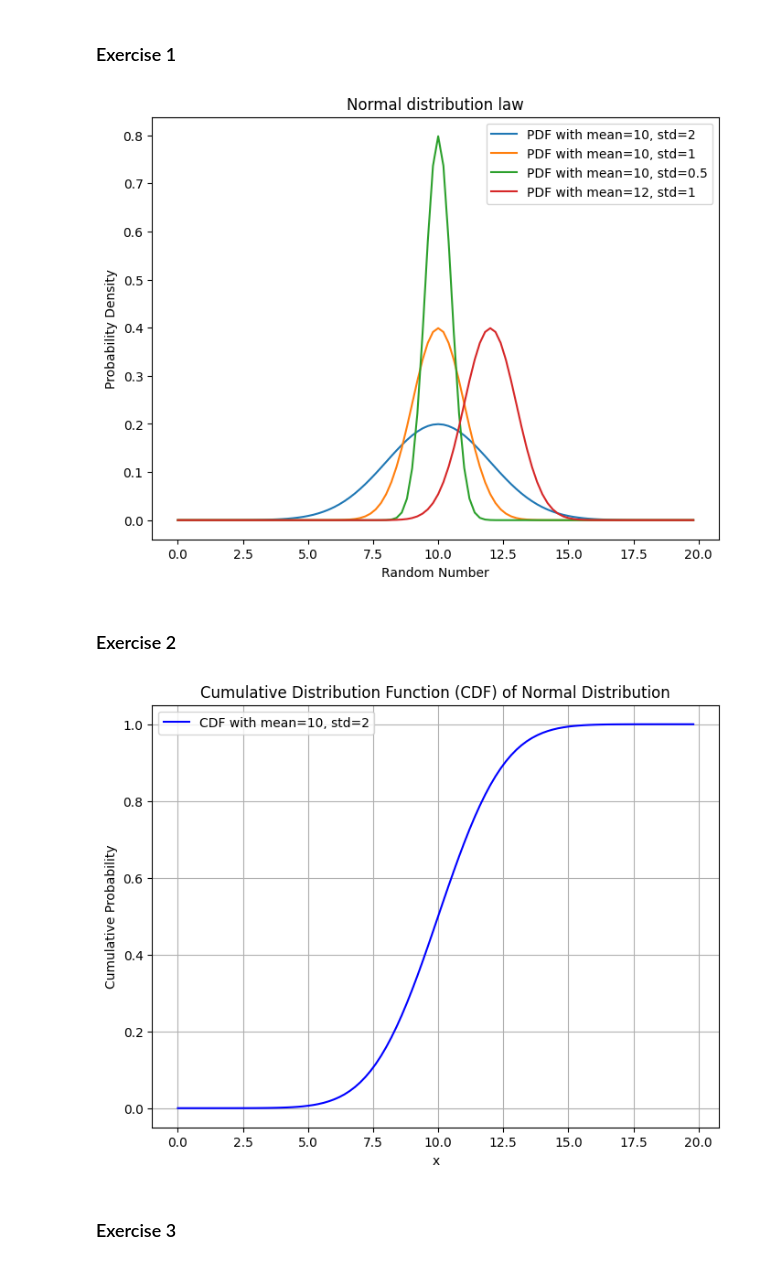
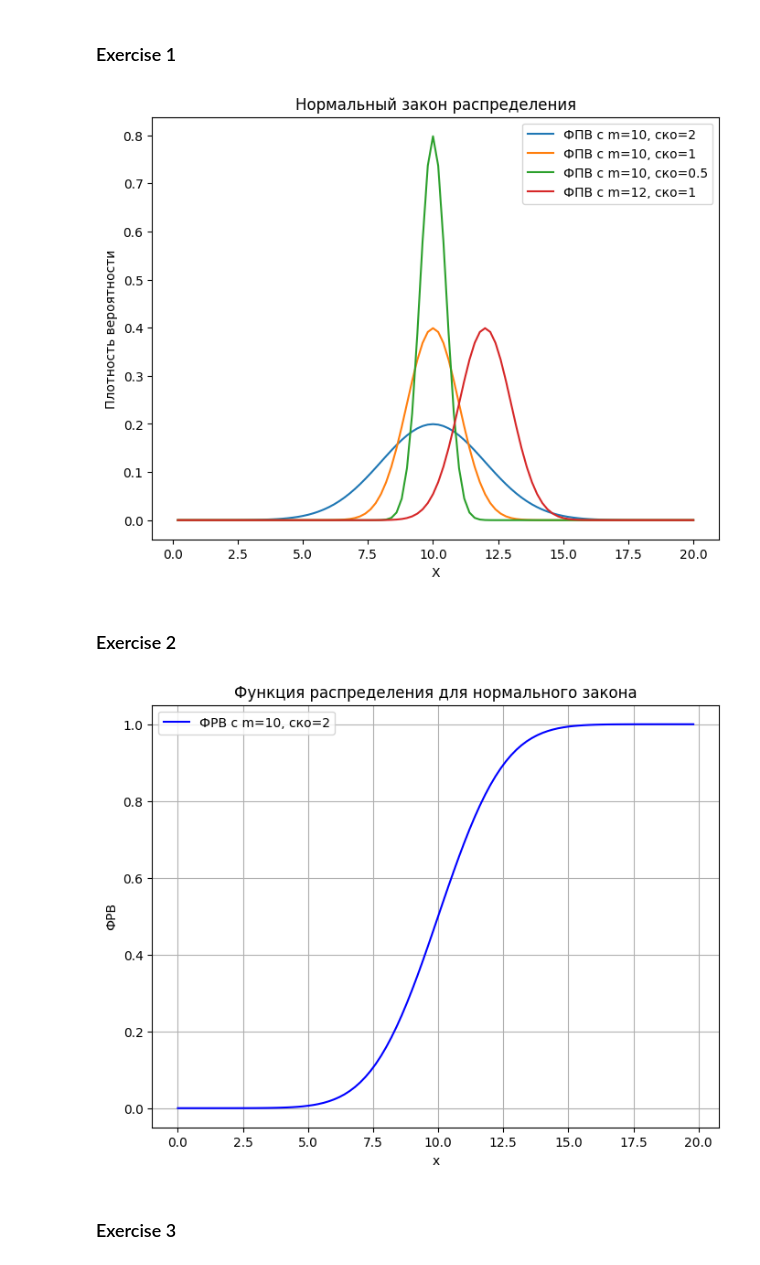
Before and after one commit to Sypoo1/mtuci-statistics, a Jupyter notebook: 6.ipynb, the cells around one changed output. Cells and saved outputs as stored; diff of their text form; code cells hidden in the pictures.

```diff
--- a/6.ipynb
+++ b/6.ipynb
@@ -6,61 +6,47 @@
 # %%
 import math
 import matplotlib.pyplot as plt
 from scipy.integrate import quad
 import numpy as np
 
-# Define standard deviations and expectations
+
 exp_values = [10, 10, 10, 12]
 std_values = [2, 1, 0.5, 1]
 
 
+def normal_pdf(x, expectation, std):
 
-# PDF function
-def normal_pdf(x, m, sigma):
-    return (1 / (sigma * np.sqrt(2 * np.pi))) * np.exp(-0.5 * ((x - m) / sigma)**2)
+    return (1 / (std * np.sqrt(2 * np.pi))) * np.exp(-0.5 * ((x - expectation) / std)**2)
 
 
-
-def normal_dis_function(std, expectation, x):
-    part_1 = 1 / (std * (math.sqrt(2 * math.pi)))  # standard deviation
-    part_2 = math.exp((-1 / 2) * (((x - expectation) / std) ** 2))  # expectation
-    result = part_1 * part_2
-    return result
-
-
-def cdf_function(x, sigma=2, m=10):
-    cdf_value, _ = quad(normal_pdf, -np.inf, x, args=(m, sigma))
+def cdf_function(x, expectation=10, std=2):
+    cdf_value, _ = quad(normal_pdf, -np.inf, x, args=(expectation, std))
     return cdf_value
 
 
+def draw_pdf(left_boundary, right_boundary):
 
-def draw_pdf(left_boundary, right_boundary):
-    # Create the histogram plot
     plt.figure(figsize=(8, 6))
 
-    x_values = [left_boundary + i * (right_boundary - left_boundary) / 100 for i in range(100)]
+    x_values = [left_boundary + i * (right_boundary - left_boundary) / 100 for i in range(1, 101)]
 
-    # Loop over each pair of std and expectation values
     for std, expectation in zip(std_values, exp_values):
-        y_values = [normal_dis_function(std, expectation, x) for x in x_values]
-        plt.plot(x_values, y_values, label=f"PDF with mean={expectation}, std={std}")
+        y_values = [normal_pdf(x, expectation, std) for x in x_values]
+        plt.plot(x_values, y_values, label=f"ФПВ с m={expectation}, ско={std}")
 
-    # Labeling the axes
-    plt.title("Normal distribution law")
-    plt.xlabel("Random Number")
-    plt.ylabel("Probability Density")
+    plt.title("Нормальный закон распределения")
+    plt.xlabel("X")
+    plt.ylabel("Плотность вероятности")
     plt.legend()
 
-    # Show the plot
     plt.show()
 
-# Define boundaries and number of plots
-left_boundary = 0  # Minimum boundary of the range
-right_boundary = 20  # Maximum boundary of the range
 
+left_boundary = 0
+right_boundary = 20
 draw_pdf(left_boundary, right_boundary)
 # %% [output]
-[figure, old version]
+[figure, new version]
 # %% [markdown]
 ### Exercise 2
 # %%
@@ -68,14 +54,14 @@ def draw_cdf(left_boundary, right_boundary):
 
     x_values = [left_boundary + i * (right_boundary - left_boundary) / 100 for i in range(100)]
 
-    cdf_values = [cdf_function(x) for x in x_values]  # Use cdf_function to get a single CDF value for each x
+    cdf_values = [cdf_function(x) for x in x_values]
 
-    # Plot the CDF
+
     plt.figure(figsize=(8, 6))
-    plt.plot(x_values, cdf_values, color='blue', label=f"CDF with mean={exp_values[0]}, std={std_values[0]}")
-    plt.title("Cumulative Distribution Function (CDF) of Normal Distribution")
+    plt.plot(x_values, cdf_values, color='blue', label=f"ФРВ с m={exp_values[0]}, ско={std_values[0]}")
+    plt.title("Функция распределения для нормального закона")
     plt.xlabel("x")
-    plt.ylabel("Cumulative Probability")
+    plt.ylabel("ФРВ")
     plt.legend()
     plt.grid(True)
     plt.show()
@@ -83,9 +69,8 @@ def draw_cdf(left_boundary, right_boundary):
 
 
 draw_cdf(left_boundary, right_boundary)
-#cdf_function(10) #for testing if cdf function is giving expected results
 # %% [output]
-[figure, old version]
+[figure, new version]
 # %% [markdown]
 ### Exercise 3
 # %% [markdown]
```
Also changed, not shown: parts of 10 cells of this notebook.
